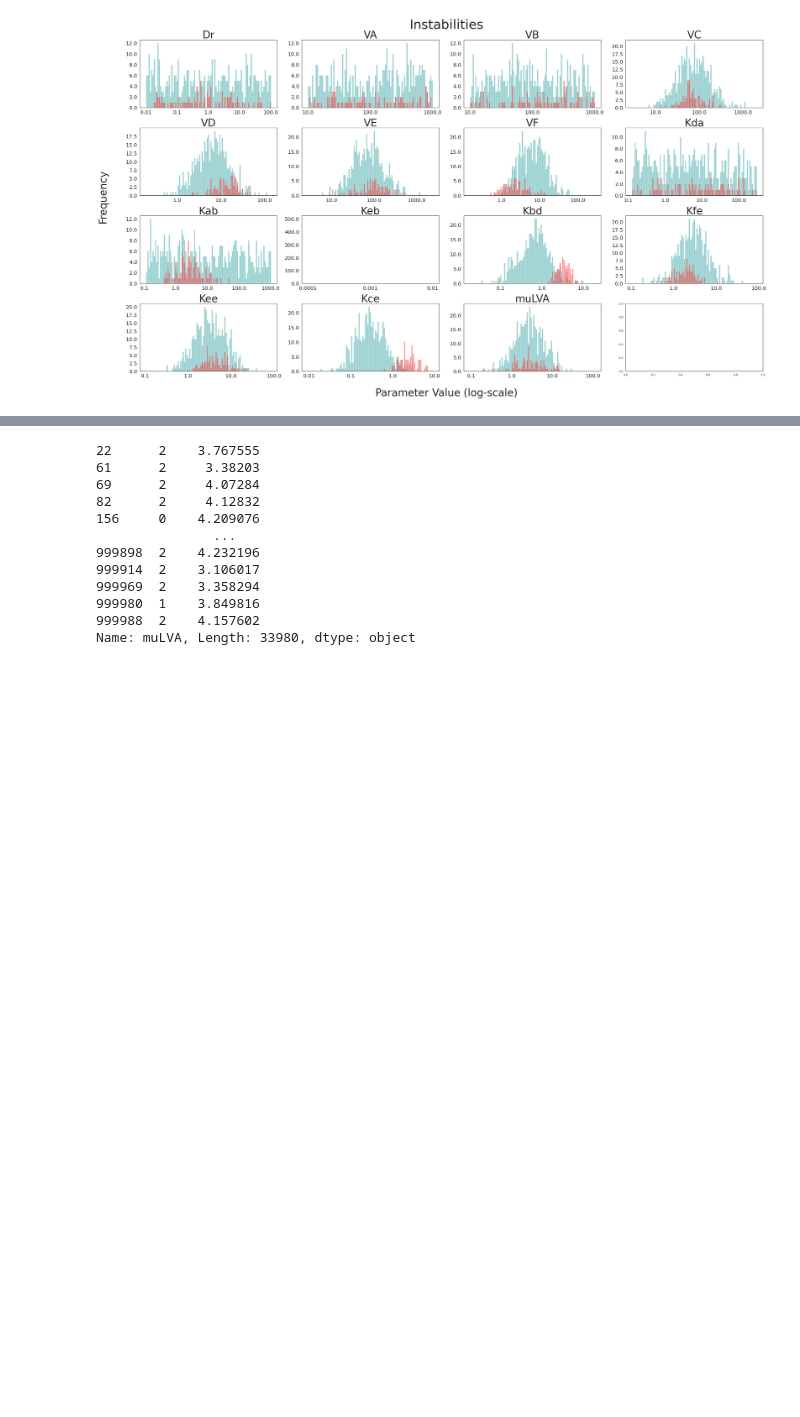
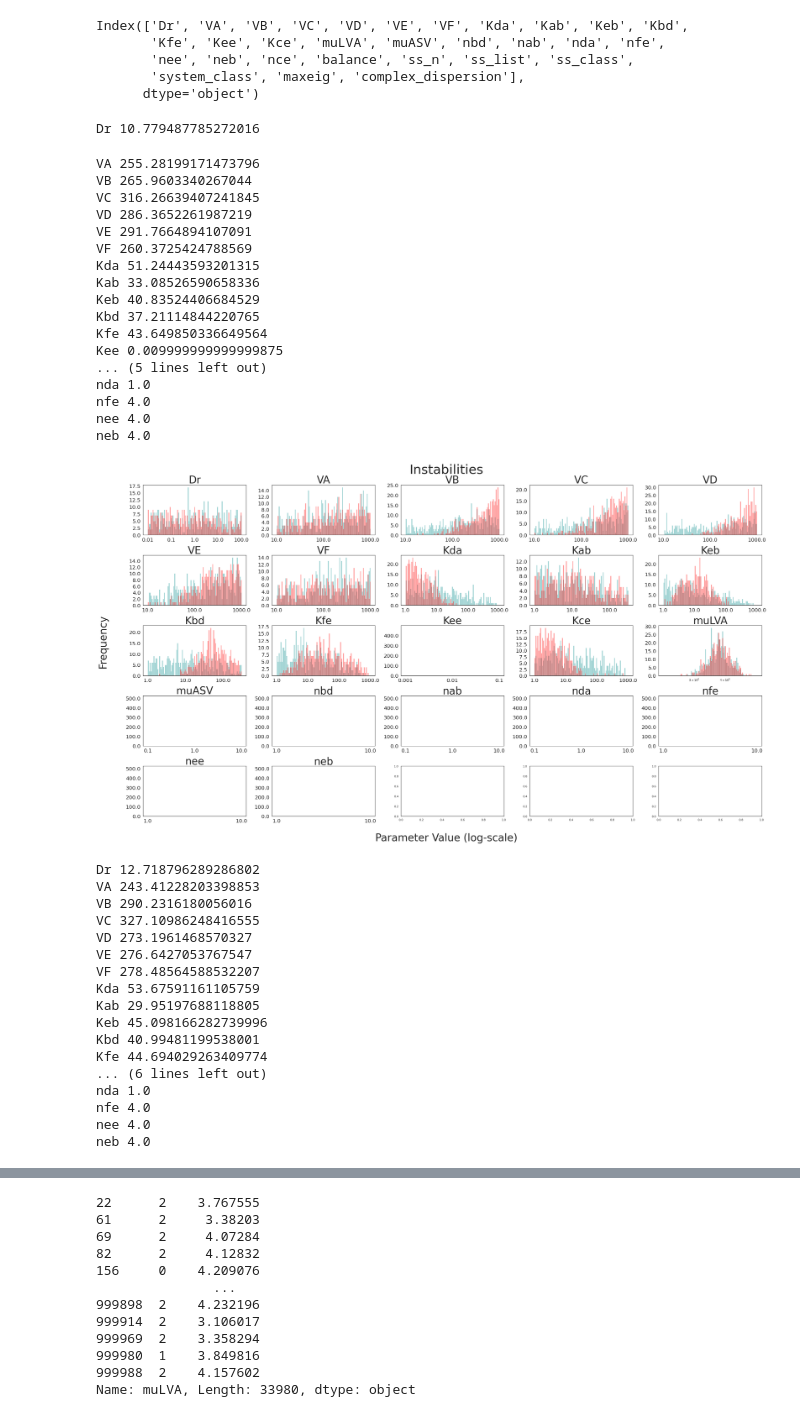
Before and after one commit to martinaoliver/modelling, a Jupyter notebook: 3954/paper/src/analytical/lsa/analyse/paramDistributions.ipynb, the cells around one changed output, grey strips where cells are left out. Saved outputs shown, nothing was run; the diff lists cells and outputs as text; code cells hidden in the pictures; blank space fills up the shorter version.

```diff
--- a/3954/paper/src/analytical/lsa/analyse/paramDistributions.ipynb
+++ b/3954/paper/src/analytical/lsa/analyse/paramDistributions.ipynb
@@ -18,13 +18,13 @@ import numpy as np
 import seaborn as sns
 # %%
 # Specify name of circuit and variant investigated
-circuit_n='circuit14'
-variant='fitted1'
+circuit_n=14;variant='1nd';n_species=6
+
 # Specifiy number of parameter sets in parameterset file to be loaded
-n_param_sets = 2000000
+n_param_sets = 1000000
 
 print(f'Circuit:{circuit_n}, Variant:{variant}')
 
-lsa_df= pickle.load( open(modellingpath + '/3954/paper/out/analytical/lsa_dataframes/all_dataframes/lsa_df_%s_variant%s_%rparametersets.pkl'%(circuit_n,variant,n_param_sets), "rb"))
+lsa_df= pickle.load( open(modellingpath + '/3954/paper/out/analytical/lsa_dataframes/all_dataframes/lsa_df_circuit%s_variant%s_%rparametersets_balanced.pkl'%(circuit_n,variant,n_param_sets), "rb"))
 print(lsa_df['system_class'].value_counts())
 # %% [output]
@@ -49,34 +61,79 @@ turing_df
+# %%
+lsa_df.columns
+# %% [output]
+Index(['Dr', 'VA', 'VB', 'VC', 'VD', 'VE', 'VF', 'Kda', 'Kab', 'Keb', 'Kbd',
+       'Kfe', 'Kee', 'Kce', 'muLVA', 'muASV', 'nbd', 'nab', 'nda', 'nfe',
+       'nee', 'neb', 'nce', 'balance', 'ss_n', 'ss_list', 'ss_class',
+       'system_class', 'maxeig', 'complex_dispersion'],
+      dtype='object')
 # %%
 def paramsHistogram(generalDf,specificDf,title,crop=2000):
     sns.set(style="white", palette="muted", color_codes=False)
 
-    fig, axs = plt.subplots(nrows=4, ncols=4, figsize=(35,20))
+    fig, axs = plt.subplots(nrows=5, ncols=5, figsize=(35,20))
     axs = axs.flatten()
     palette = sns.diverging_palette(10, 220, n=2)
-    paramList=['Dr','VA','VB','VC','VD','VE','VF', 'Kda','Kab', 'Keb', 'Kbd', 'Kfe', 'Kee', 'Kce', 'muLVA']
-    for count, parameter in enumerate(paramList):
+    paramList = ['Dr', 'Va', 'Vb', 'Vc', 'Vd', 'Ve', 'Vf', 'Kub', 'Keb', 'Kee', 'Kvd',
+       'Kda', 'Kce', 'Kfe', 'muLVA']
+    # paramList=['Dr','VA','VB','VC','VD','VE','VF', 'Kda','Kub', 'Keb', 'Kvd', 'Kfe', 'Kee', 'Kce', 'muLVA']
+    for count, parameter in enumerate(generalDf.columns[:23]):
     # for count, parameter in enumerate(lsa_df.columns[:24]):
         LogMin, LogMax = np.log10(generalDf.iloc[:,count].min()),np.log10(generalDf.iloc[:,count].max())
         newBins = np.logspace(LogMin, LogMax,100)
         sns.distplot(generalDf.iloc[:crop,count].values,bins=newBins, kde=False,color = 'darkcyan', ax = axs[count])
         sns.distplot(specificDf.iloc[:crop,count].values,bins=newBins, kde=False, color = 'red', ax = axs[count])
-
+        print(parameter, np.mean(generalDf.iloc[:crop,count]))
 
         axs[count].set_xscale('log')
         axs[count].set_yticklabels(axs[count].get_yticks(), size = 20)
         axs[count].set_xticklabels(axs[count].get_xticks(), size = 20)
 
         axs[count].set_title(str(parameter),fontsize=40)
     #     axs[count].set_xlim(0)
     fig.suptitle(title, fontsize=50)
     fig.tight_layout()
     fig.text(0.5,-0.03, "Parameter Value (log-scale)", ha="center", va="center",  fontsize=40)
     fig.text(-0.03,0.5, "Frequency", ha="center", va="center", rotation=90 ,fontsize=40)
     plt.show()
 
 paramsHistogram(lsa_df,instabilities_df, 'Instabilities',crop=500)
 # paramsHistogram(lsa_df,turing_df, 'Turing',crop=200)
 paramsHistogram(lsa_df,turing_df, 'Turing',crop=200)
 # paramsHistogram(lsa_df,zeroSignChanges_df, 'Diffusion independent stability',crop=2000)
 # %% [output]
+Dr 10.779487785272016
+VA 255.28199171473796
+VB 265.9603340267044
+VC 316.26639407241845
+VD 286.3652261987219
+VE 291.7664894107091
+VF 260.3725424788569
+Kda 51.24443593201315
+Kab 33.08526590658336
+Keb 40.83524406684529
+Kbd 37.21114844220765
+Kfe 43.649850336649564
+Kee 0.009999999999999875
+... (5 lines left out)
+nda 1.0
+nfe 4.0
+nee 4.0
+neb 4.0
-[figure, old version]
+[figure, new version]
+Dr 12.718796289286802
+VA 243.41228203398853
+VB 290.2316180056016
+VC 327.10986248416555
+VD 273.1961468570327
+VE 276.6427053767547
+VF 278.48564588532207
+Kda 53.67591161105759
+Kab 29.95197688118805
+Keb 45.098166282739996
+Kbd 40.99481199538001
+Kfe 44.694029263409774
+... (6 lines left out)
+nda 1.0
+nfe 4.0
+nee 4.0
+neb 4.0
```
Also changed, not shown: parts of 3 cells of this notebook, 12 other files.
